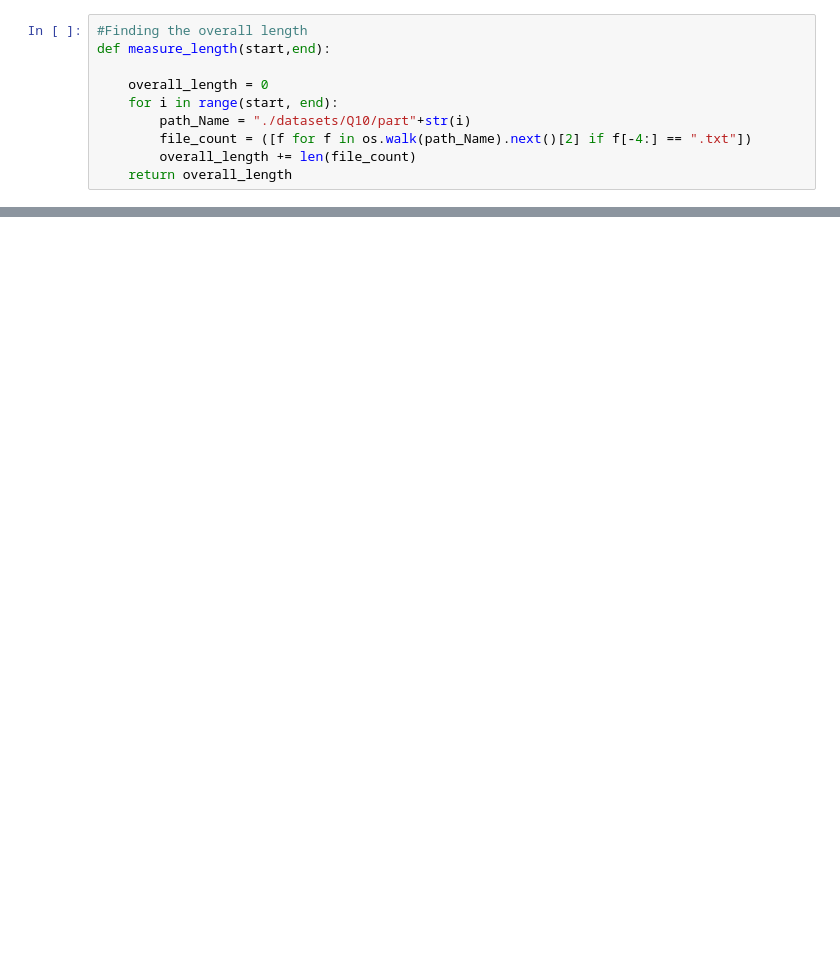
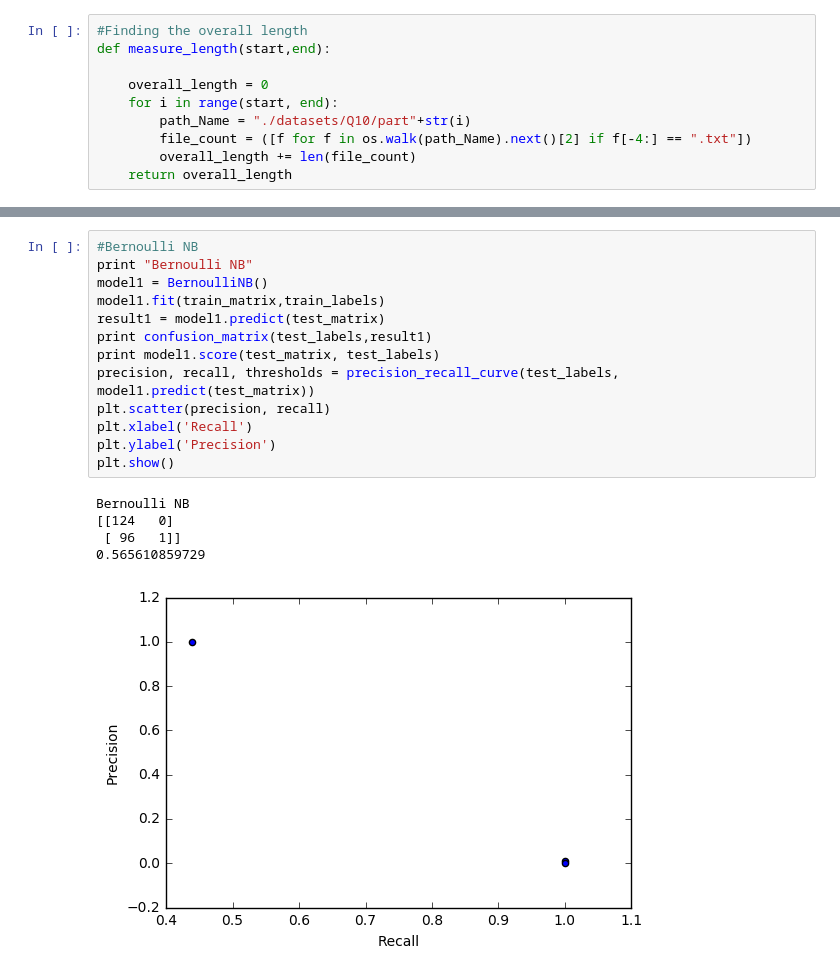
Before and after one commit to swathidhamo/ml-basics, a Jupyter notebook: Spam filter.ipynb, the cells around one changed output, grey strips where cells are left out. Cells and saved outputs as stored; diff of their text form; blank space fills up the shorter version.

```diff
--- a/Spam filter.ipynb
+++ b/Spam filter.ipynb
@@ -197,0 +123,19 @@ MultinomialNB(alpha=1.0, class_prior=None, fit_prior=True)
+# %%
+#Bernoulli NB
+print "Bernoulli NB"
+model1 = BernoulliNB()
+model1.fit(train_matrix,train_labels)
+result1 = model1.predict(test_matrix)
+print confusion_matrix(test_labels,result1)
+print model1.score(test_matrix, test_labels)
+precision, recall, thresholds = precision_recall_curve(test_labels, model1.predict(test_matrix))
+plt.scatter(precision, recall)
+plt.xlabel('Recall')
+plt.ylabel('Precision')
+plt.show()
+# %% [output]
+Bernoulli NB
+[[124   0]
+ [ 96   1]]
+0.565610859729
+[figure, added]
```
Also changed, not shown: parts of 15 cells of this notebook, 2 other files.
